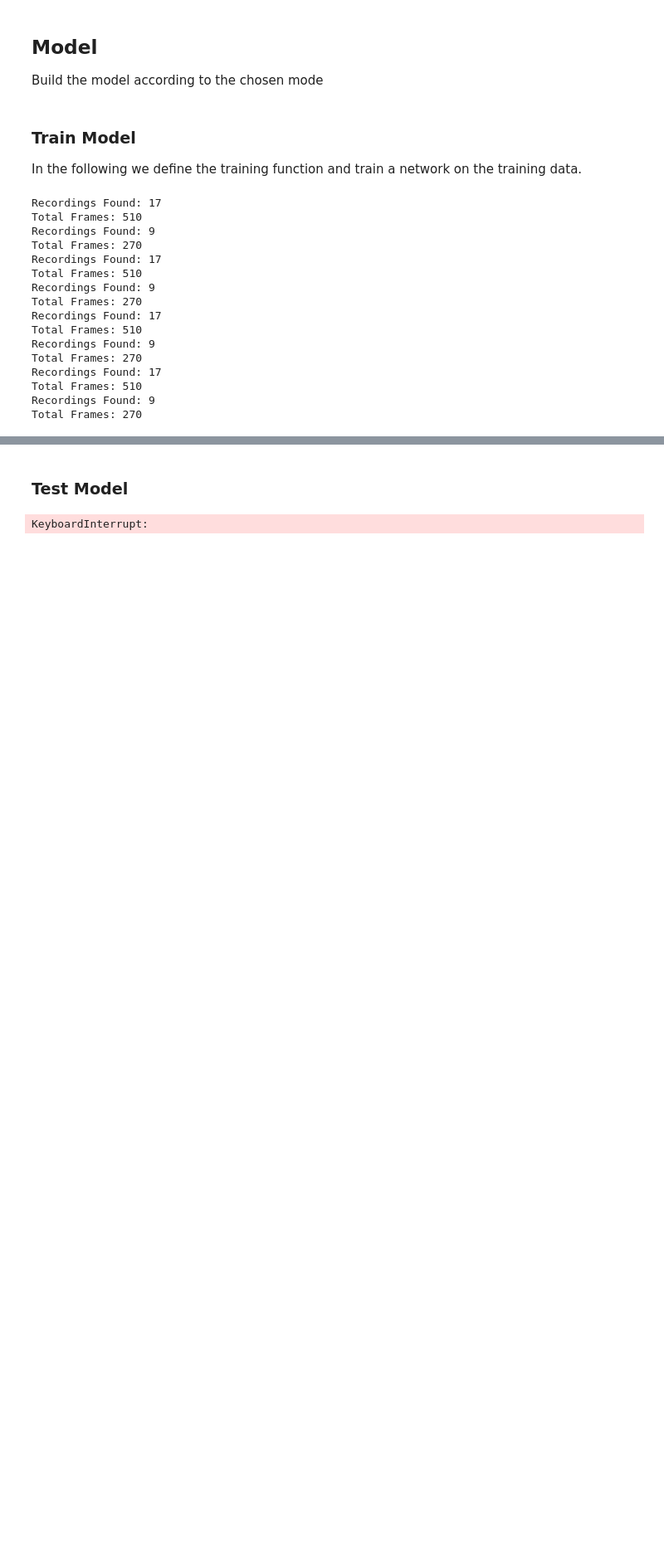
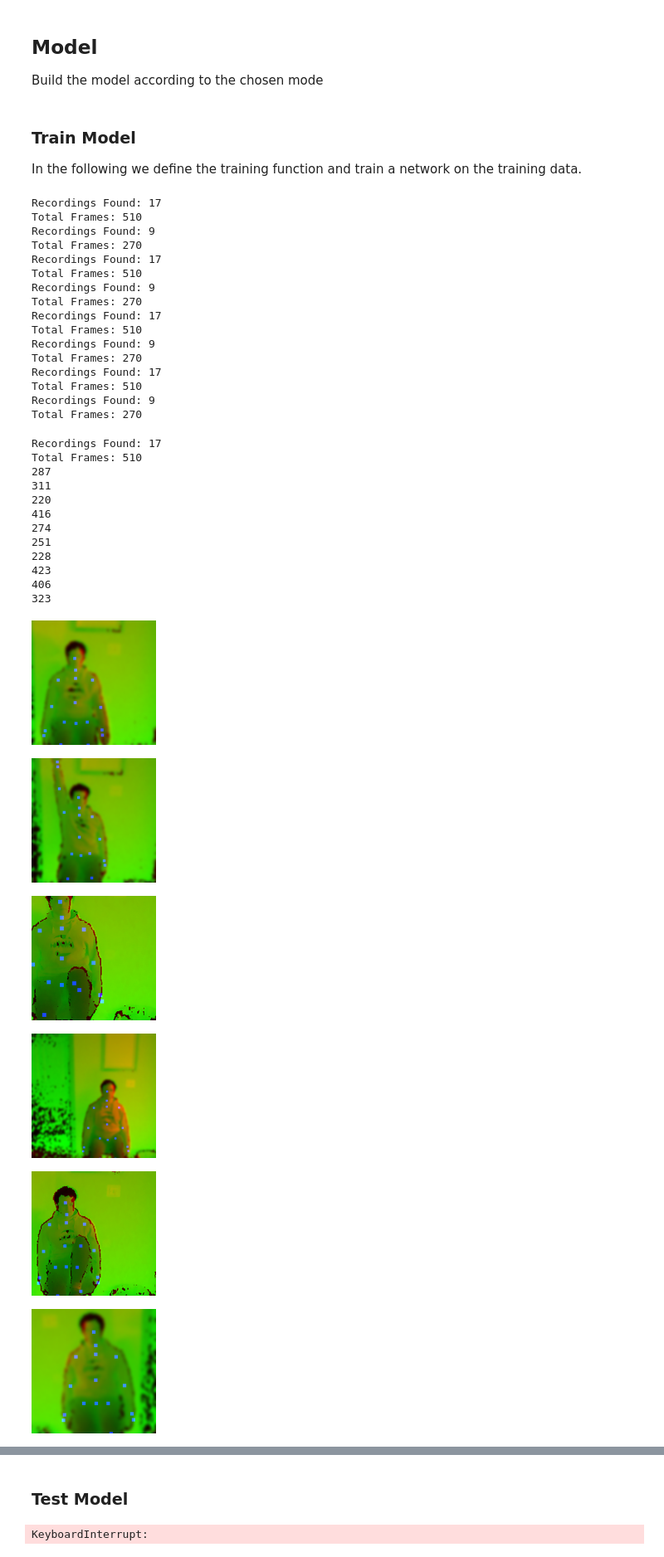
Before and after one commit to LeonardoPohl/FESD, a Jupyter notebook: FESDModel/FESDModel.ipynb, the cells around one changed output, grey strips where cells are left out. Shown at 83% size. Cells and saved outputs as stored; diff of their text form; code cells hidden in the pictures; blank space fills up the shorter version.

```diff
--- a/FESDModel/FESDModel.ipynb
+++ b/FESDModel/FESDModel.ipynb
@@ -81,8 +84,8 @@ len(exercises_json)
 # %% [output]
 13
 # %%
-batchsize = 10
-im_size = 400
+batchsize = 40
+im_size = 32
 
 test_exercises = ['E-0.01', 'E-1.01', 'E-2.01', 'E-3.01']
 
@@ -183,3 +186,37 @@ Recordings Found: 17
 Total Frames: 510
 Recordings Found: 9
 Total Frames: 270
+# %%
+from PIL import Image
+im_size = 150
+test_train_dataset = FESDDataset(RECORDING_DIR, im_size, test_exercises=test_exercises, mode=Mode.FULL_BODY, randomize_augmentation_params=True, use_v2=use_v2)
+
+test_train_loader  = torch.utils.data.DataLoader(test_train_dataset, batch_size=batchsize, shuffle=True)
+for pack in test_train_loader:
+  merged_images, gt, session = pack
+  for merged_image in merged_images:
+    bands = []
+    for i in range(len("rgb")):
+      bands.append(Image.fromarray(merged_image[i].numpy().astype(np.uint8)))
+
+    display(Image.merge("RGB", bands))
+  break
+# %% [output]
+Recordings Found: 17
+Total Frames: 510
+287
+311
+220
+416
+274
+251
+228
+423
+406
+323
+[figure, added]
+[figure, added]
+[figure, added]
+[figure, added]
+[figure, added]
+[figure, added]
```
Also changed, not shown: parts of 5 cells of this notebook, 29 other files.
